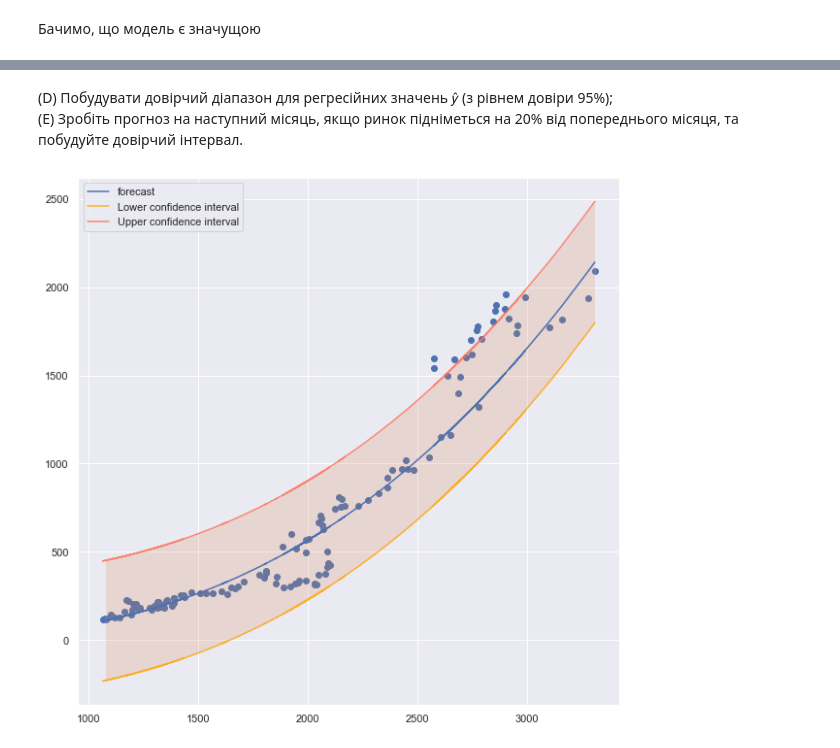
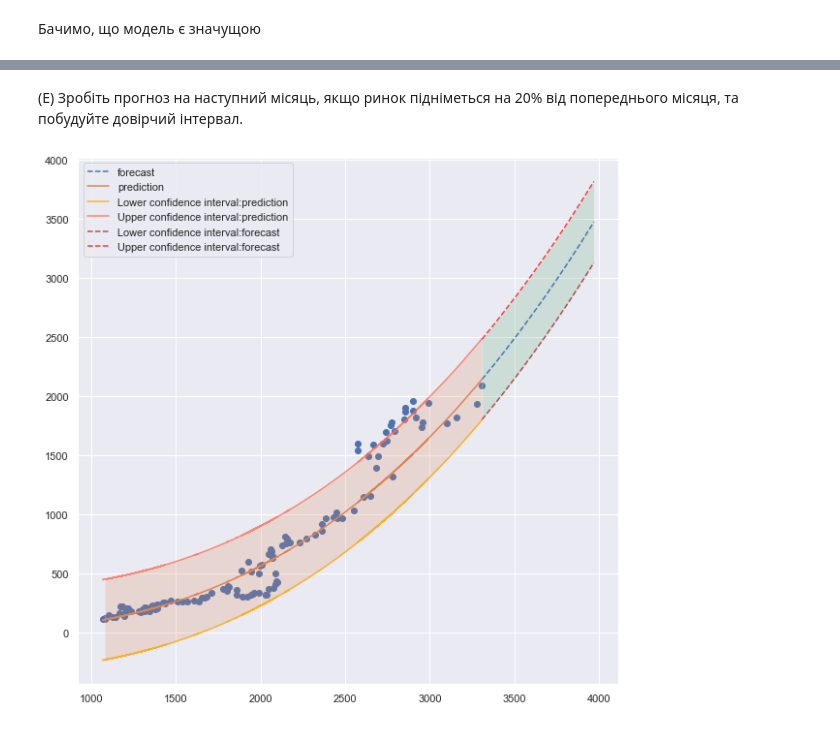
Before and after one commit to EddieKro/Econometrics, a Jupyter notebook: notebooks/Econometrics_Lab2.ipynb, the cells around one changed output, grey strips where cells are left out. Cells and saved outputs as stored; diff of their text form; code cells hidden in the pictures.

Commit message:
updated L2: addded elasticity + forecast

```diff
--- a/notebooks/Econometrics_Lab2.ipynb
+++ b/notebooks/Econometrics_Lab2.ipynb
@@ -322,0 +337,14 @@ F_value = 276.4725 > 5.1534 = F_crit. hypothesis rejected
+# %%
+d = calc_delta(X,y,y_hat_multiplicative)
+l,u = confidence_interval_final(X,y,y_hat_multiplicative)
+
+plt.figure(figsize=(10,10))
+
+plt.plot(X,y_hat_multiplicative,label='prediction')
+plt.scatter(X,y)
+
+plt.plot(X, l,alpha=0.8,color='orange',label='Lower confidence interval')
+plt.plot(X, u,alpha=0.75,c='tomato',label='Upper confidence interval')
+
+plt.fill_between(X,l,u,alpha=0.2)
+plt.legend();
@@ -323,19 +353,24 @@ F_value = 276.4725 > 5.1534 = F_crit. hypothesis rejected
 # %% [markdown]
-(D) Побудувати довірчий діапазон для регресійних значень 𝑦̂ (з рівнем довіри 95%);<br>
 (E) Зробіть прогноз на наступний місяць, якщо ринок підніметься на 20% від попереднього
 місяця, та побудуйте довірчий інтервал.
 # %%
-l,u = confidence_interval_final(X,y,y_hat_multiplicative)
+x_forecast = np.linspace(X[-1],1.2*X[-1],num=10)
+y_hat_forecast = multiplicative(x_forecast,mr_alpha,mr_beta)
+l_forecast,u_forecast = y_hat_forecast-d,y_hat_forecast+d
 
 plt.figure(figsize=(10,10))
-
-plt.plot(X,y_hat_multiplicative,label='forecast')
+plt.plot(x_forecast,y_hat_forecast,'--',label='forecast')
+plt.plot(X,y_hat_multiplicative,label='prediction')
 plt.scatter(X,y)
 
-plt.plot(X, l,alpha=0.8,color='orange',label='Lower confidence interval')
-plt.plot(X, u,alpha=0.75,c='tomato',label='Upper confidence interval')
+plt.plot(X, l,alpha=0.8,color='orange',label='Lower confidence interval:prediction')
+plt.plot(X, u,alpha=0.75,c='tomato',label='Upper confidence interval:prediction')
 
 plt.fill_between(X,l,u,alpha=0.2)
+plt.plot(x_forecast, l_forecast,'--',alpha=0.8,color='brown',label='Lower confidence interval:forecast')
+plt.plot(x_forecast, u_forecast,'--',alpha=0.75,c='red',label='Upper confidence interval:forecast')
+
+plt.fill_between(x_forecast,l_forecast,u_forecast,alpha=0.2)
 plt.legend();
 # %% [output]
-[figure, old version]
+[figure, new version]
```
Also changed, not shown: parts of 10 cells of this notebook, 1 other file.
